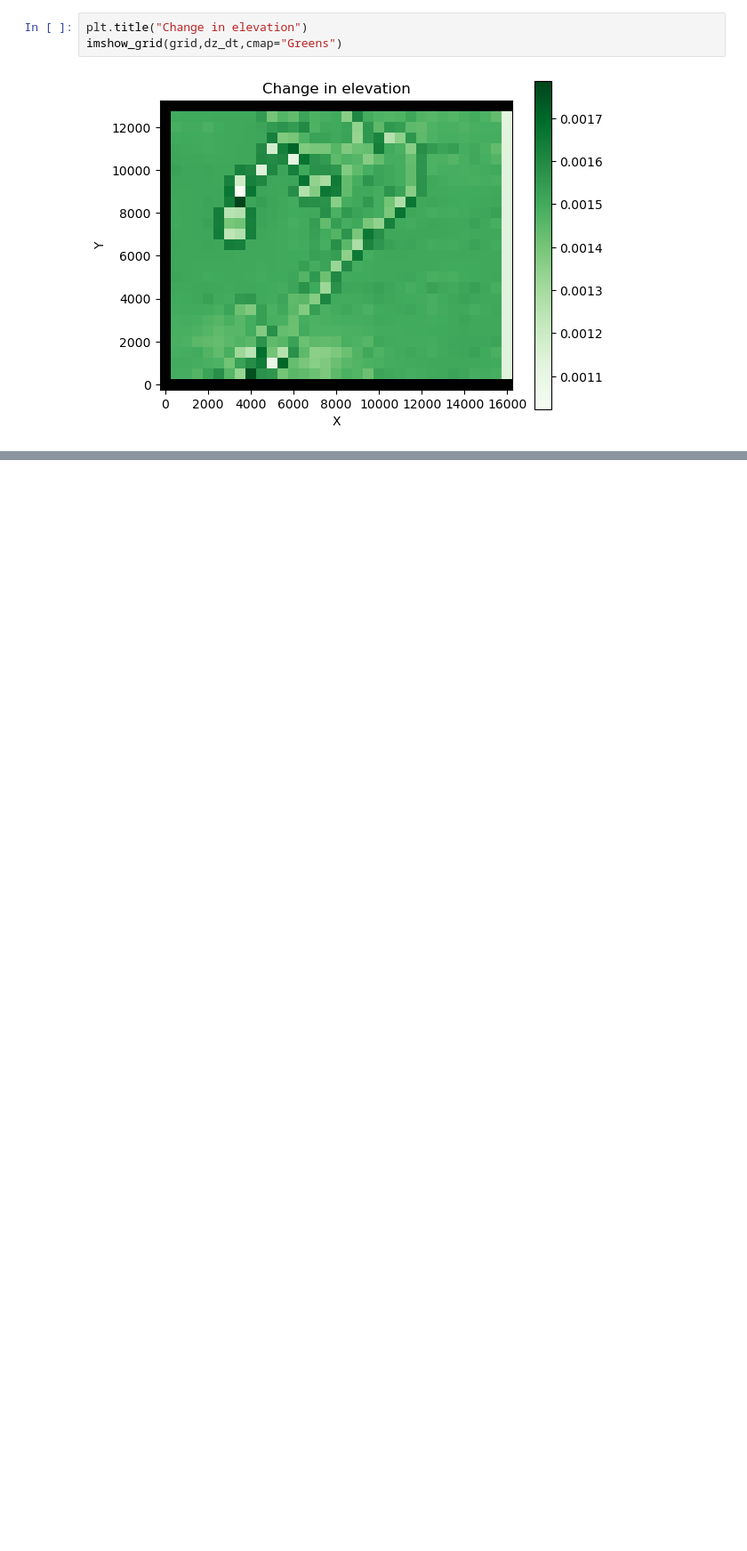
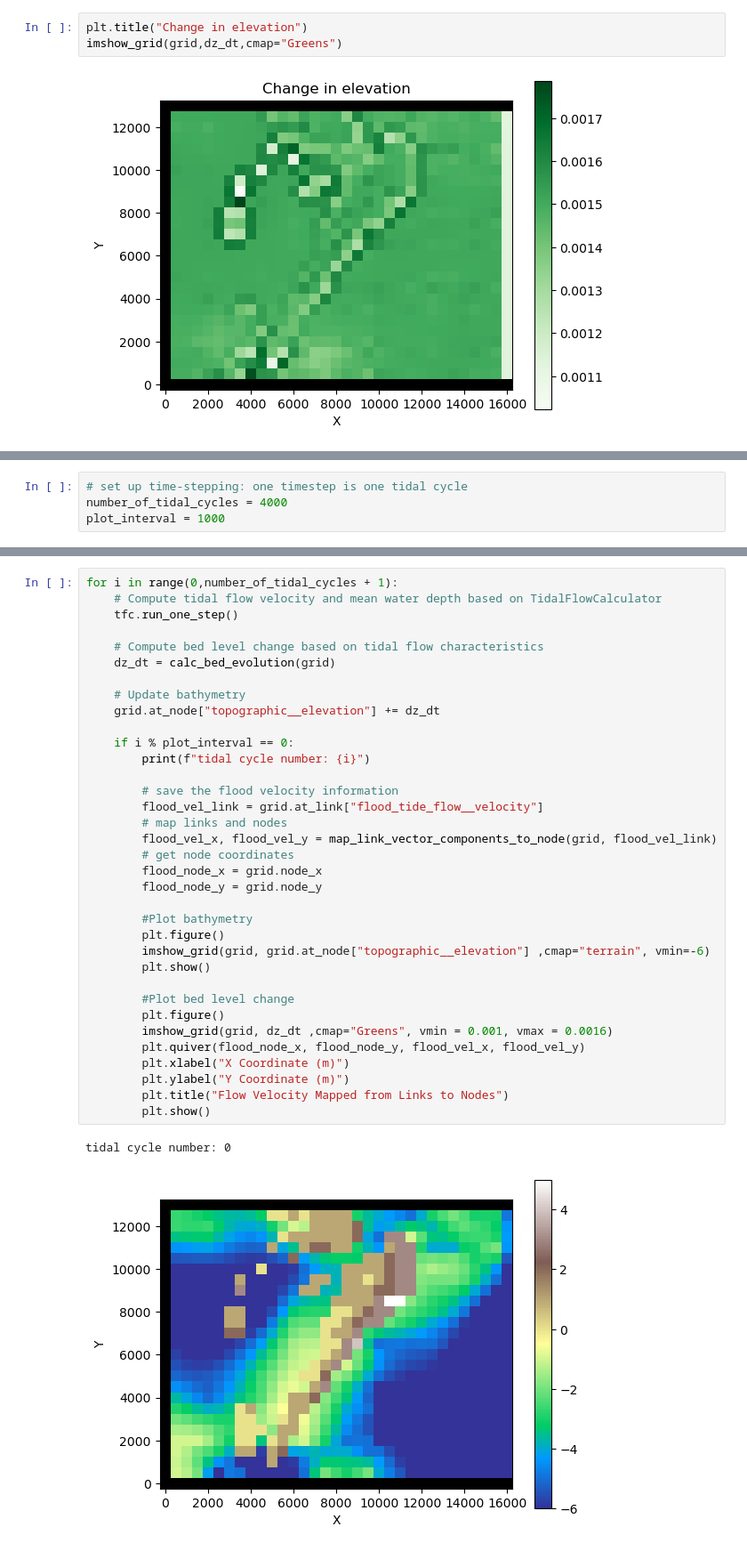
Before and after one commit to csdms-espin/2026_tidal_sed, a Jupyter notebook: Coastal_Tidal_Flood.ipynb, the cells around one changed output, grey strips where cells are left out. Shown at 89% size. Drawn from its saved outputs; the diff is of its cells as text; blank space fills up the shorter version.

```diff
--- a/Coastal_Tidal_Flood.ipynb
+++ b/Coastal_Tidal_Flood.ipynb
@@ -270,0 +270,4 @@ array([-1.51356242e+00, -1.27157288e+00, -1.57673889e+00, -2.26502317e+00,
+# %%
+# set up time-stepping: one timestep is one tidal cycle
+number_of_tidal_cycles = 4000
+plot_interval = 1000
@@ -270,0 +276,38 @@ array([-1.51356242e+00, -1.27157288e+00, -1.57673889e+00, -2.26502317e+00,
+# %%
+for i in range(0,number_of_tidal_cycles + 1):
+    # Compute tidal flow velocity and mean water depth based on TidalFlowCalculator
+    tfc.run_one_step()
+
+    # Compute bed level change based on tidal flow characteristics
+    dz_dt = calc_bed_evolution(grid)
+
+    # Update bathymetry
+    grid.at_node["topographic__elevation"] += dz_dt
+
+    if i % plot_interval == 0:
+        print(f"tidal cycle number: {i}")
+
+        # save the flood velocity information
+        flood_vel_link = grid.at_link["flood_tide_flow__velocity"]
+        # map links and nodes
+        flood_vel_x, flood_vel_y = map_link_vector_components_to_node(grid, flood_vel_link)
+        # get node coordinates
+        flood_node_x = grid.node_x
+        flood_node_y = grid.node_y
+
+        #Plot bathymetry
+        plt.figure()
+        imshow_grid(grid, grid.at_node["topographic__elevation"] ,cmap="terrain", vmin=-6)
+        plt.show()
+
+        #Plot bed level change
+        plt.figure()
+        imshow_grid(grid, dz_dt ,cmap="Greens", vmin = 0.001, vmax = 0.0016)
+        plt.quiver(flood_node_x, flood_node_y, flood_vel_x, flood_vel_y)
+        plt.xlabel("X Coordinate (m)")
+        plt.ylabel("Y Coordinate (m)")
+        plt.title("Flow Velocity Mapped from Links to Nodes")
+        plt.show()
+# %% [output]
+tidal cycle number: 0
+[figure, added]
```
Also changed, not shown: parts of 12 cells of this notebook.
